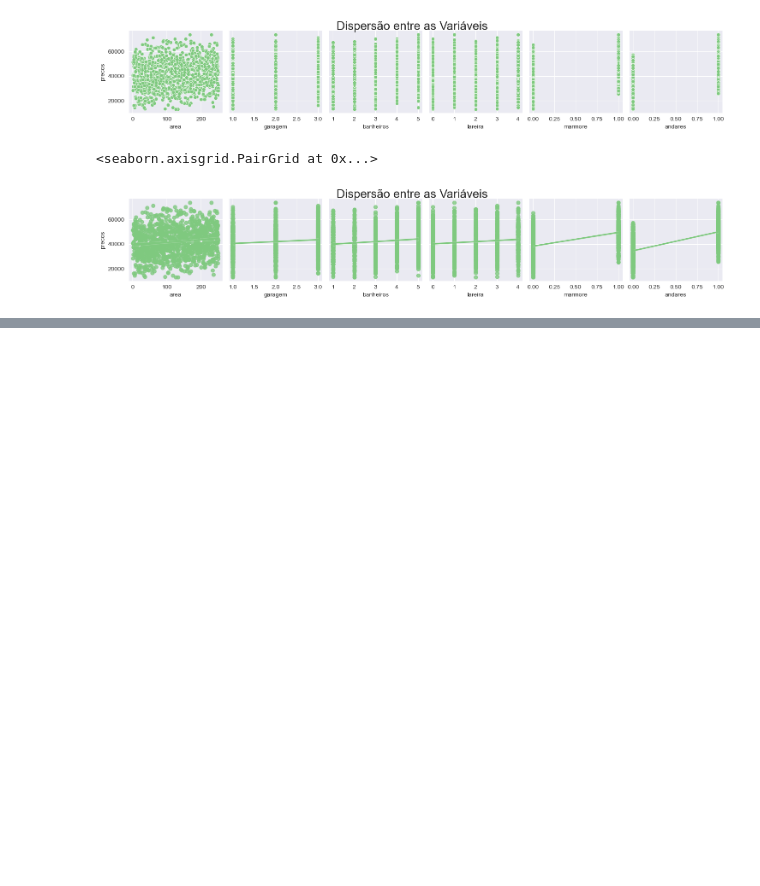
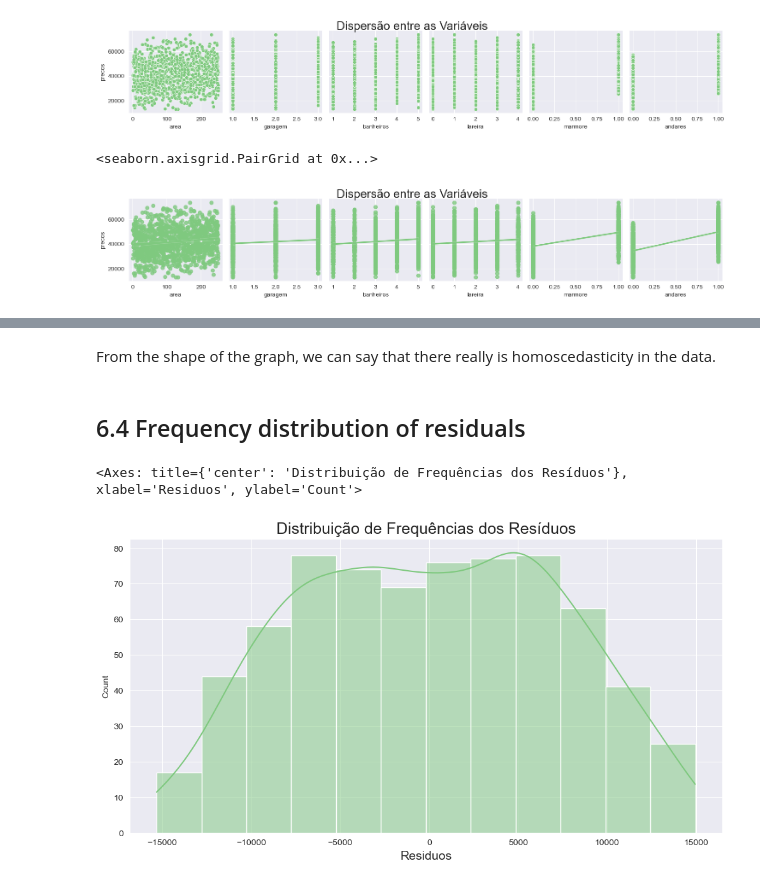
Before and after one commit to leoalvessantana/Linear-Regression-Project, a Jupyter notebook: Project.ipynb, the cells around one changed output, grey strips where cells are left out. Drawn from its saved outputs; the diff is of its cells as text; code cells hidden in the pictures; blank space fills up the shorter version.

```diff
--- a/Project.ipynb
+++ b/Project.ipynb
@@ -220,0 +327,13 @@ ax
+# %% [markdown]
+From the shape of the graph, we can say that there really is homoscedasticity in the data.
+# %% [markdown]
+## 6.4 Frequency distribution of residuals
+# %%
+ax = sns.histplot(residuo, kde=True)
+ax.figure.set_size_inches(12, 6)
+ax.set_title('Distribuição de Frequências dos Resíduos', fontsize=18)
+ax.set_xlabel('Residuos', fontsize=14)
+ax
+# %% [output]
+<Axes: title={'center': 'Distribuição de Frequências dos Resíduos'}, xlabel='Residuos', ylabel='Count'>
+[figure, added]
```
Also changed, not shown: parts of 37 cells of this notebook, 2 other files.
